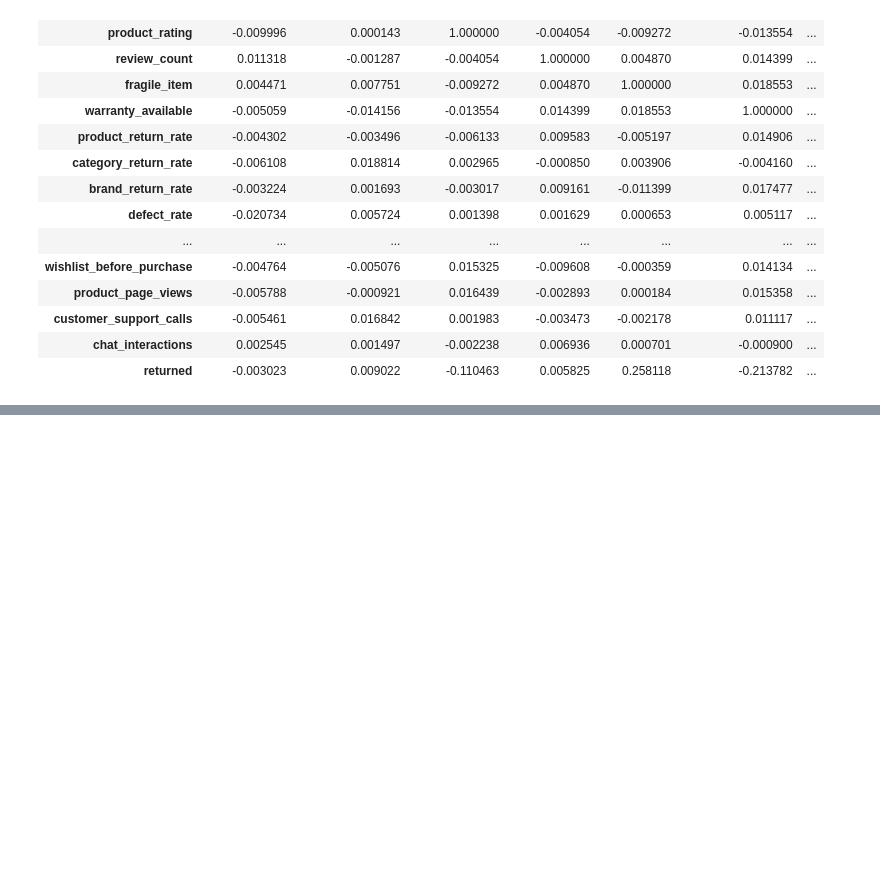
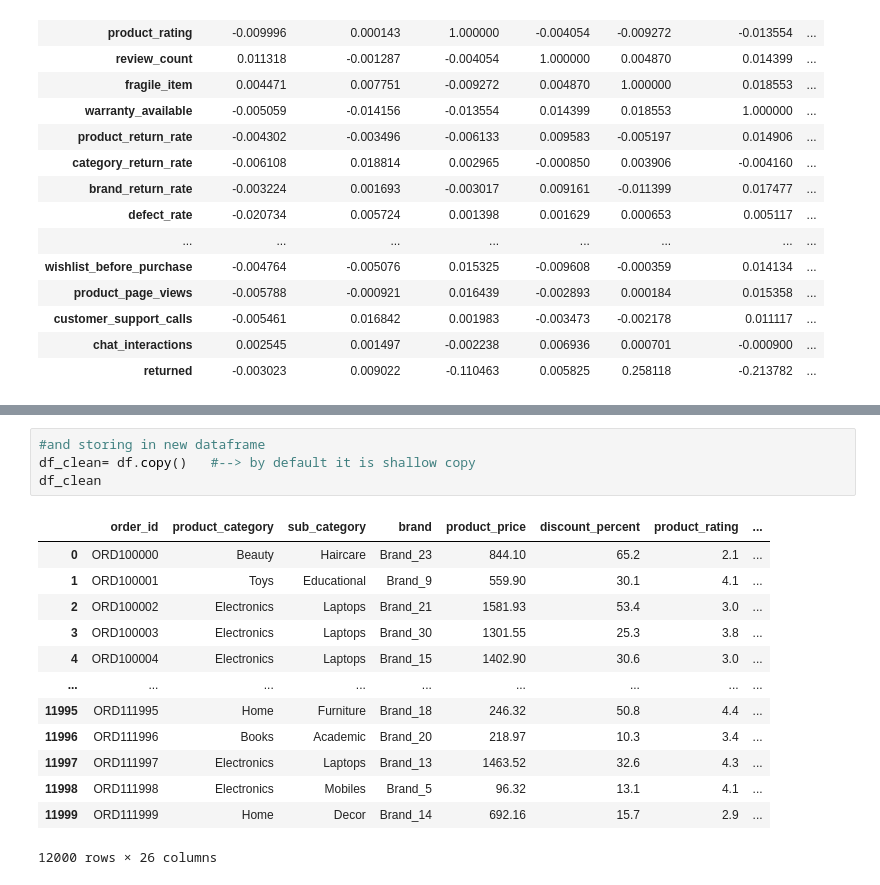
Before and after one commit to azeem932356/product-return-risk-prediction, a Jupyter notebook: product_return.ipynb, the cells around one changed output, grey strips where cells are left out. Cells and saved outputs as stored; diff of their text form; blank space fills up the shorter version.

```diff
--- a/product_return.ipynb
+++ b/product_return.ipynb
@@ -352,0 +364,18 @@ Name: returned, dtype: float64
+# %%
+#and storing in new dataframe
+df_clean= df.copy()   #--> by default it is shallow copy
+df_clean
+# %% [output]
+|  | order_id | product_category | sub_category | brand | product_price | discount_percent | product_rating | ... |
+| 0 | ORD100000 | Beauty | Haircare | Brand_23 | 844.10 | 65.2 | 2.1 | ... |
+| 1 | ORD100001 | Toys | Educational | Brand_9 | 559.90 | 30.1 | 4.1 | ... |
+| 2 | ORD100002 | Electronics | Laptops | Brand_21 | 1581.93 | 53.4 | 3.0 | ... |
+| 3 | ORD100003 | Electronics | Laptops | Brand_30 | 1301.55 | 25.3 | 3.8 | ... |
+| 4 | ORD100004 | Electronics | Laptops | Brand_15 | 1402.90 | 30.6 | 3.0 | ... |
+| ... | ... | ... | ... | ... | ... | ... | ... | ... |
+| 11995 | ORD111995 | Home | Furniture | Brand_18 | 246.32 | 50.8 | 4.4 | ... |
+| 11996 | ORD111996 | Books | Academic | Brand_20 | 218.97 | 10.3 | 3.4 | ... |
+| 11997 | ORD111997 | Electronics | Laptops | Brand_13 | 1463.52 | 32.6 | 4.3 | ... |
+| 11998 | ORD111998 | Electronics | Mobiles | Brand_5 | 96.32 | 13.1 | 4.1 | ... |
+| 11999 | ORD111999 | Home | Decor | Brand_14 | 692.16 | 15.7 | 2.9 | ... |
+12000 rows × 26 columns
```
Also changed, not shown: parts of 6 cells of this notebook.
